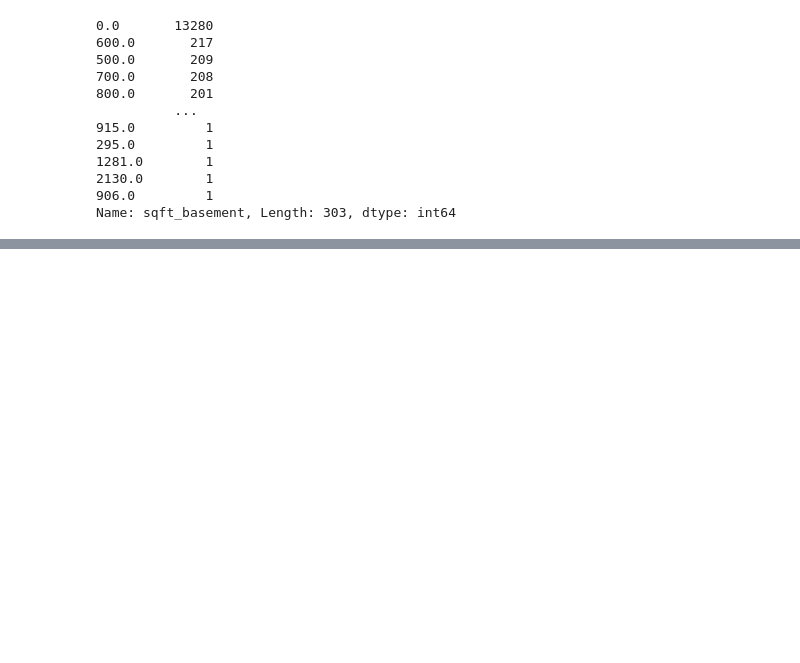
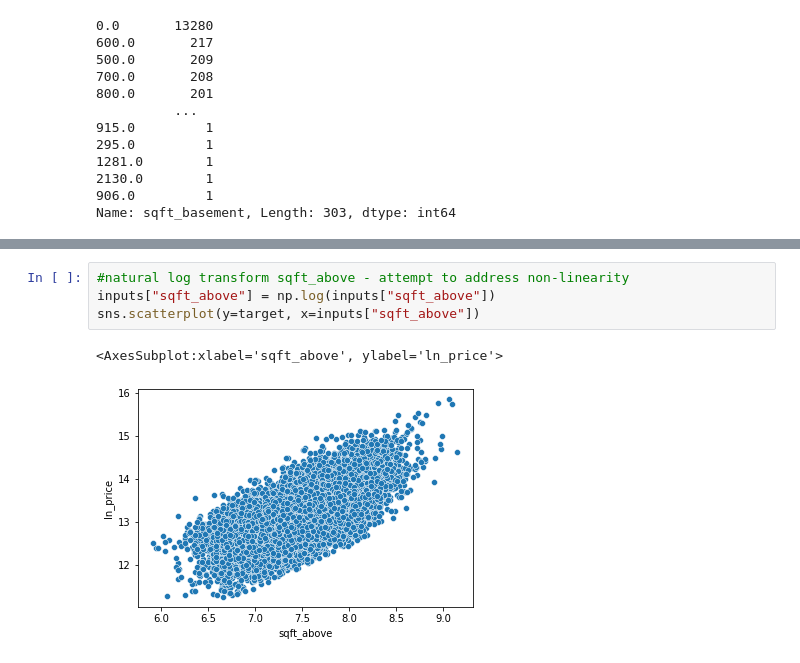
Before and after one commit to dermothethird/King_County_Housing_Project, a Jupyter notebook: Numeric cleaning .ipynb, the cells around one changed output, grey strips where cells are left out. Saved outputs shown, nothing was run; the diff lists cells and outputs as text; blank space fills up the shorter version.

```diff
--- a/Numeric cleaning .ipynb
+++ b/Numeric cleaning .ipynb
@@ -240,0 +427,7 @@ Name: sqft_basement, Length: 303, dtype: int64
+# %%
+#natural log transform sqft_above - attempt to address non-linearity
+inputs["sqft_above"] = np.log(inputs["sqft_above"])
+sns.scatterplot(y=target, x=inputs["sqft_above"])
+# %% [output]
+<AxesSubplot:xlabel='sqft_above', ylabel='ln_price'>
+[figure, added]
```
Also changed, not shown: parts of 44 cells of this notebook, 3 other files.
